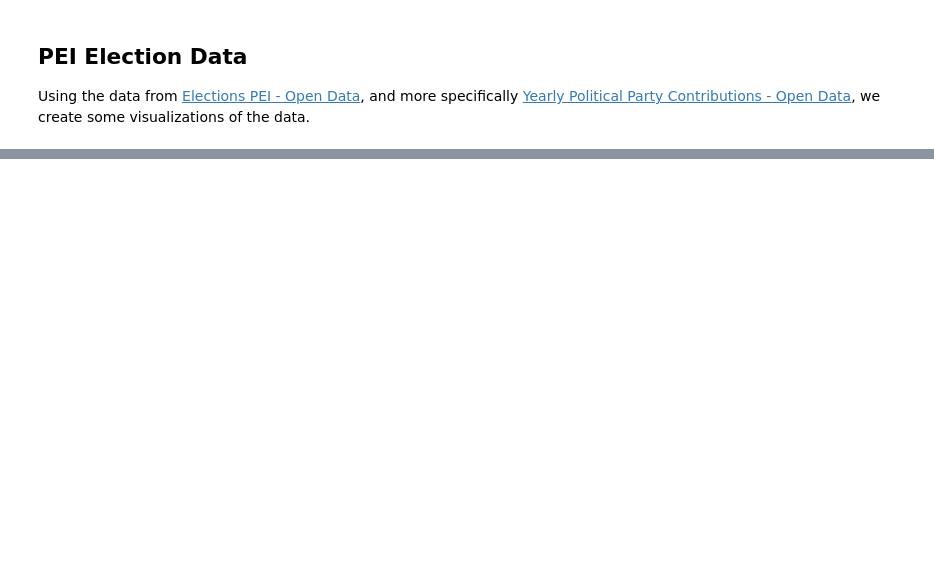
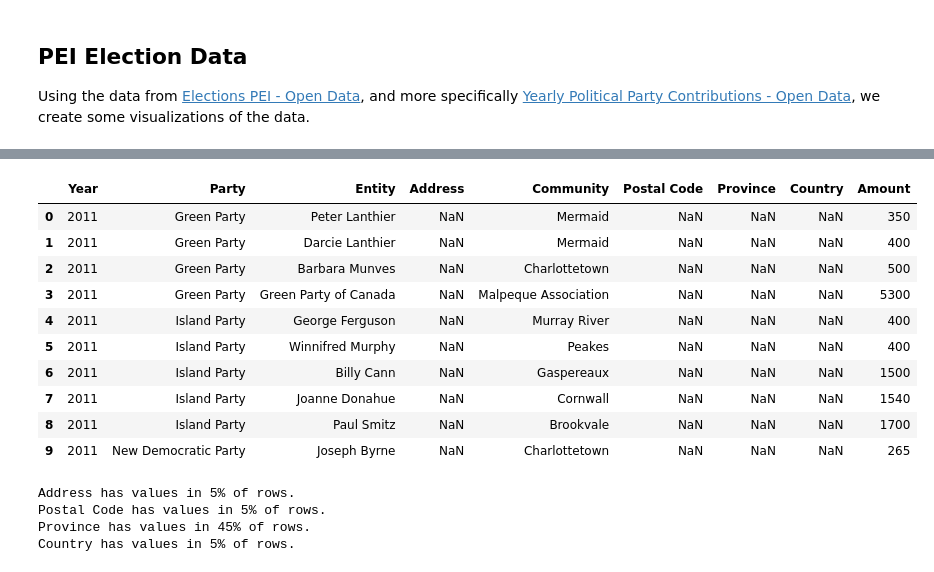
Before and after one commit to SDCoulter/pei_data, a Jupyter notebook: 03_Elections/01_data_cleaning.ipynb, the cells around one changed output, grey strips where cells are left out. Cells and saved outputs as stored; diff of their text form; code cells hidden in the pictures; blank space fills up the shorter version.

```diff
--- a/03_Elections/01_data_cleaning.ipynb
+++ b/03_Elections/01_data_cleaning.ipynb
@@ -170,0 +76,29 @@ df
+# %%
+# Combine the Name columns into one Entity column, and drop the Names.
+df['Entity'] = df[['First Name', 'Last Name', 'Business Name']].agg(' '.join, axis=1)
+df.drop(columns=['First Name', 'Last Name', 'Business Name'])
+df = df[['Year', 'Party', 'Entity', 'Address', 'Community', 'Postal Code', 'Province', 'Country', 'Amount']]
+df.head(10)
+# %% [output]
+|  | Year | Party | Entity | Address | Community | Postal Code | Province | Country | Amount |
+| 0 | 2011 | Green Party | Peter Lanthier | NaN | Mermaid | NaN | NaN | NaN | 350 |
+| 1 | 2011 | Green Party | Darcie Lanthier | NaN | Mermaid | NaN | NaN | NaN | 400 |
+| 2 | 2011 | Green Party | Barbara Munves | NaN | Charlottetown | NaN | NaN | NaN | 500 |
+| 3 | 2011 | Green Party | Green Party of Canada | NaN | Malpeque Association | NaN | NaN | NaN | 5300 |
+| 4 | 2011 | Island Party | George Ferguson | NaN | Murray River | NaN | NaN | NaN | 400 |
+| 5 | 2011 | Island Party | Winnifred Murphy | NaN | Peakes | NaN | NaN | NaN | 400 |
+| 6 | 2011 | Island Party | Billy Cann | NaN | Gaspereaux | NaN | NaN | NaN | 1500 |
+| 7 | 2011 | Island Party | Joanne Donahue | NaN | Cornwall | NaN | NaN | NaN | 1540 |
+| 8 | 2011 | Island Party | Paul Smitz | NaN | Brookvale | NaN | NaN | NaN | 1700 |
+| 9 | 2011 | New Democratic Party | Joseph Byrne | NaN | Charlottetown | NaN | NaN | NaN | 265 |
+# %%
+# Check the lengths of columns.
+print(f"Address has values in {round(df['Address'].count()/len(df)*100)}% of rows.")
+print(f"Postal Code has values in {round(df['Postal Code'].count()/len(df)*100)}% of rows.")
+print(f"Province has values in {round(df['Province'].count()/len(df)*100)}% of rows.")
+print(f"Country has values in {round(df['Country'].count()/len(df)*100)}% of rows.")
+# %% [output]
+Address has values in 5% of rows.
+Postal Code has values in 5% of rows.
+Province has values in 45% of rows.
+Country has values in 5% of rows.
```
Also changed, not shown: parts of 34 cells of this notebook.
